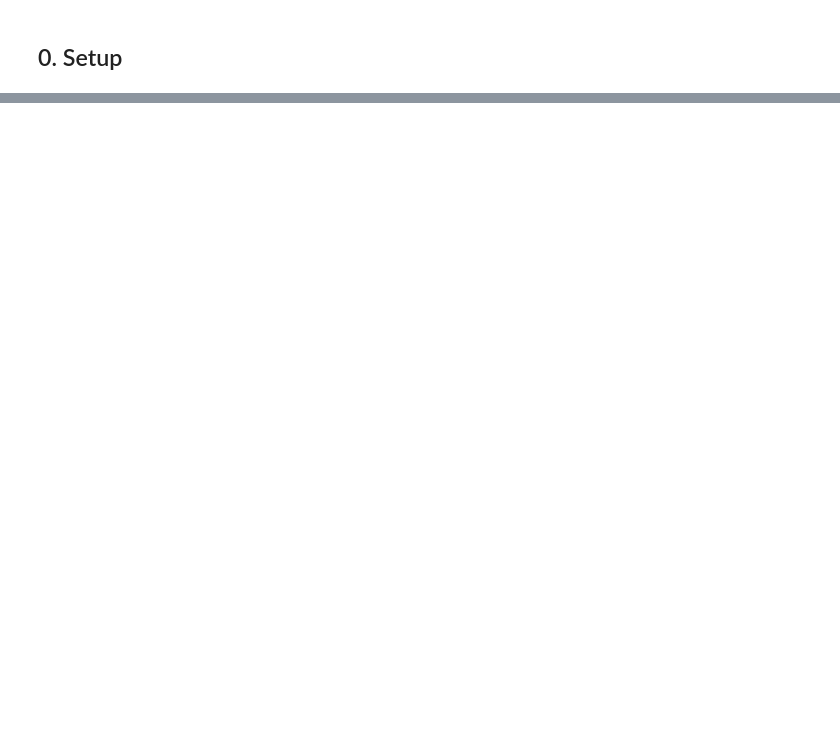
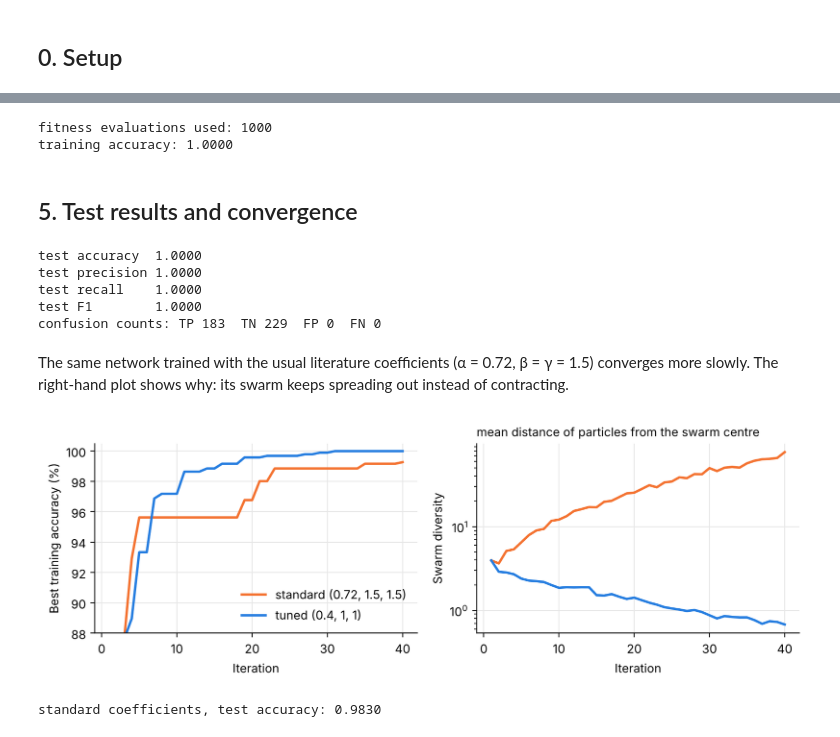
Before and after one commit to mr1pro/bio-inspired-pso-notebook, a Jupyter notebook: notebooks/MLP_PSO_Coursework.ipynb, the cells around one changed output, grey strips where cells are left out. Drawn from its saved outputs; the diff is of its cells as text; code cells hidden in the pictures; blank space fills up the shorter version.

```diff
--- a/notebooks/MLP_PSO_Coursework.ipynb
+++ b/notebooks/MLP_PSO_Coursework.ipynb
@@ -282,0 +95,6 @@ and `MLPFitnessAdapter` are dataset-agnostic.
+# %%
+fitness = MLPFitnessAdapter(network, loss, X_train, y_train_column, fitness="accuracy")
+
+particle_position = np.random.default_rng(1).uniform(-1, 1, size=fitness.dimension)
+print("a random particle has fitness (training accuracy): %.3f" % fitness.evaluate(particle_position))
+print("the vector is now inside the network:", np.allclose(network.get_parameters(), particle_position))
@@ -282,0 +120,60 @@ and `MLPFitnessAdapter` are dataset-agnostic.
+# %%
+def train(seed=0, hidden=(8,), activations=("tanh",), alpha=0.4, beta=1.0, gamma=1.0, delta=0.0,
+          swarm_size=25, iterations=40, informants=3, strategy="random", search_activations=False):
+    network, loss = build_network(hidden, activations)
+    adapter_class = ActivationSearchAdapter if search_activations else MLPFitnessAdapter
+    fitness = adapter_class(network, loss, X_train, y_train_column, fitness="accuracy")
+    population = Population(
+        fitness_function=fitness, dimension=fitness.dimension,
+        num_particles=swarm_size, num_iterations=iterations,
+        inertia_weight=alpha, cognitive_coefficient=beta, social_coefficient=gamma,
+        global_coefficient=delta, step_size=1.0,
+        num_informants=min(informants, swarm_size - 1),
+        informant_strategy=make_informant_strategy(strategy),
+        track_diversity=True, seed=seed,
+    )
+    best_position, best_fitness = population.optimise()
+    fitness.install(best_position)                       # best particle -> network
+    test = classification_report(y_test, fitness.to_labels(network.predict(X_test)))
+    return {"network": network, "population": population, "train_accuracy": best_fitness, **test}
+
+result = train(seed=0)
+print("fitness evaluations used:", result["population"].evaluations)
+print("training accuracy: %.4f" % result["train_accuracy"])
+# %% [output]
+fitness evaluations used: 1000
+training accuracy: 1.0000
+# %% [markdown]
+## 5. Test results and convergence
+# %%
+print("test accuracy  %.4f" % result["accuracy"])
+print("test precision %.4f" % result["precision"])
+print("test recall    %.4f" % result["recall"])
+print("test F1        %.4f" % result["f1"])
+print("confusion counts: TP %d  TN %d  FP %d  FN %d" % (result["tp"], result["tn"], result["fp"], result["fn"]))
+# %% [output]
+test accuracy  1.0000
+test precision 1.0000
+test recall    1.0000
+test F1        1.0000
+confusion counts: TP 183  TN 229  FP 0  FN 0
+# %% [markdown]
+The same network trained with the usual literature coefficients (α = 0.72, β = γ = 1.5) converges
+more slowly. The right-hand plot shows why: its swarm keeps spreading out instead of contracting.
+# %%
+standard = train(seed=0, alpha=0.72, beta=1.5, gamma=1.5)
+
+fig, (left, right) = plt.subplots(1, 2, figsize=(9, 3.2))
+for run, colour, name in ((standard, ORANGE, "standard (0.72, 1.5, 1.5)"), (result, BLUE, "tuned (0.4, 1, 1)")):
+    population = run["population"]
+    iterations = range(1, len(population.fitness_history) + 1)
+    left.plot(iterations, 100 * np.array(population.fitness_history), color=colour, label=name)
+    right.plot(iterations, population.diversity_history, color=colour, label=name)
+left.set_xlabel("Iteration"); left.set_ylabel("Best training accuracy (%)"); left.set_ylim(88, 100.5); left.legend(frameon=False)
+right.set_xlabel("Iteration"); right.set_ylabel("Swarm diversity"); right.set_yscale("log")
+right.set_title("mean distance of particles from the swarm centre", fontsize=10, loc="left")
+plt.tight_layout(); plt.show()
+print("standard coefficients, test accuracy: %.4f" % standard["accuracy"])
+# %% [output]
+[figure, added]
+standard coefficients, test accuracy: 0.9830
```
Also changed, not shown: parts of 37 cells of this notebook, 28 other files.
